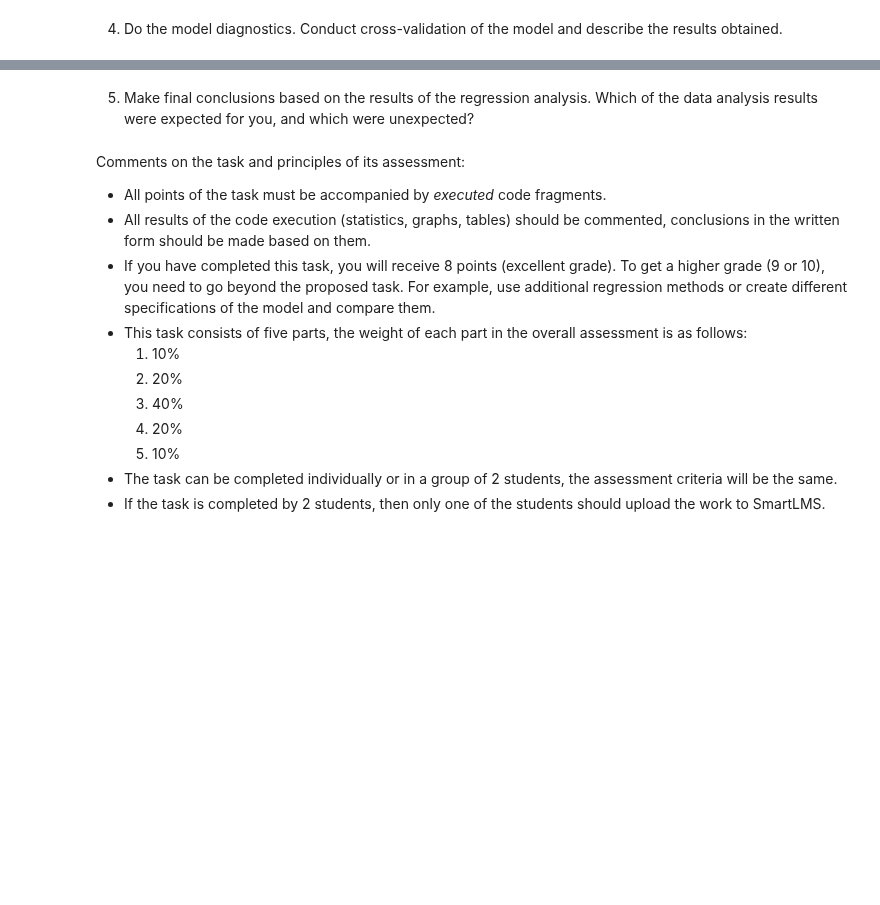
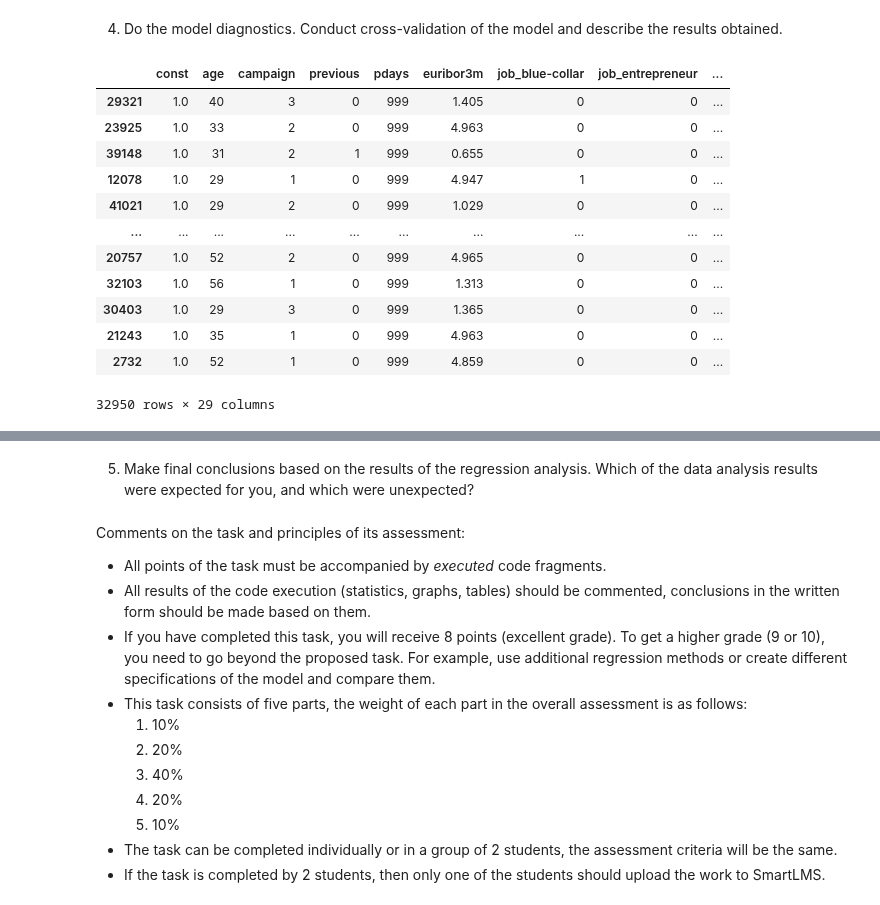
Before and after one commit to CepbluKot/hse-data-analysis-2025, a Jupyter notebook: hw6/Task6_06.11.2025.ipynb, the cells around one changed output, grey strips where cells are left out. Saved outputs shown, nothing was run; the diff lists cells and outputs as text; code cells hidden in the pictures; blank space fills up the shorter version.

```diff
--- a/hw6/Task6_06.11.2025.ipynb
+++ b/hw6/Task6_06.11.2025.ipynb
@@ -731,0 +800,21 @@ pvals
+# %%
+# your code here
+
+from sklearn.model_selection import train_test_split
+np.random.seed(0)
+x_train, x_test, y_train, y_test = train_test_split(x_mult_constant, y, test_size = 0.2, random_state = 0)
+x_train
+# %% [output]
+|  | const | age | campaign | previous | pdays | euribor3m | job_blue-collar | job_entrepreneur | ... |
+| 29321 | 1.0 | 40 | 3 | 0 | 999 | 1.405 | 0 | 0 | ... |
+| 23925 | 1.0 | 33 | 2 | 0 | 999 | 4.963 | 0 | 0 | ... |
+| 39148 | 1.0 | 31 | 2 | 1 | 999 | 0.655 | 0 | 0 | ... |
+| 12078 | 1.0 | 29 | 1 | 0 | 999 | 4.947 | 1 | 0 | ... |
+| 41021 | 1.0 | 29 | 2 | 0 | 999 | 1.029 | 0 | 0 | ... |
+| ... | ... | ... | ... | ... | ... | ... | ... | ... | ... |
+| 20757 | 1.0 | 52 | 2 | 0 | 999 | 4.965 | 0 | 0 | ... |
+| 32103 | 1.0 | 56 | 1 | 0 | 999 | 1.313 | 0 | 0 | ... |
+| 30403 | 1.0 | 29 | 3 | 0 | 999 | 1.365 | 0 | 0 | ... |
+| 21243 | 1.0 | 35 | 1 | 0 | 999 | 4.963 | 0 | 0 | ... |
+| 2732 | 1.0 | 52 | 1 | 0 | 999 | 4.859 | 0 | 0 | ... |
+32950 rows × 29 columns
```
Also changed, not shown: parts of 11 cells of this notebook.
